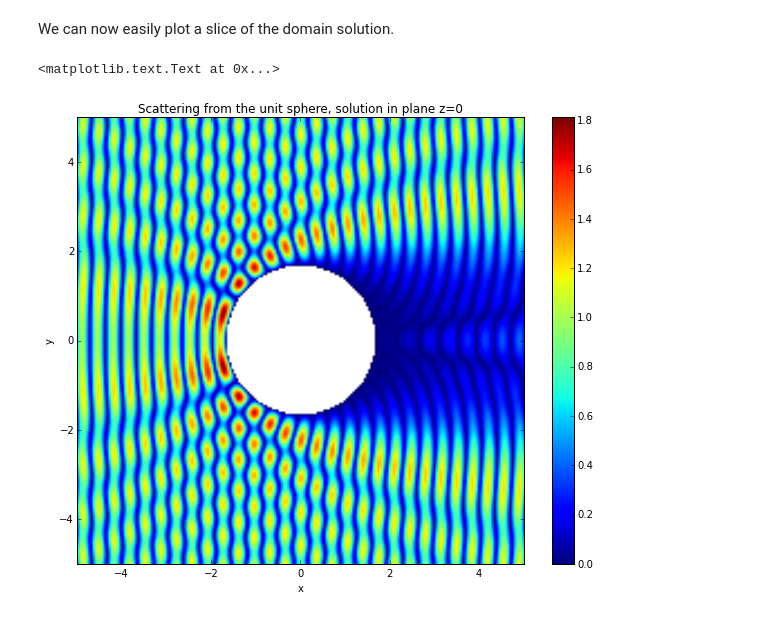
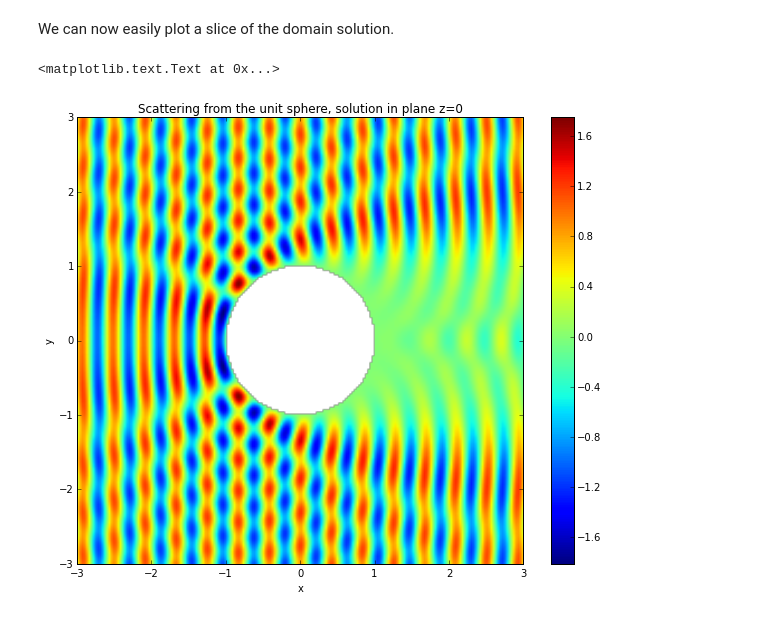
Before and after one commit to mscroggs/bempp-tutorials, a Jupyter notebook: notebooks/helmholtz_combined_exterior.ipynb, the cells around one changed output. Cells and saved outputs as stored; diff of their text form; code cells hidden in the pictures.

```diff
--- a/notebooks/helmholtz_combined_exterior.ipynb
+++ b/notebooks/helmholtz_combined_exterior.ipynb
@@ -135,15 +137,15 @@ We can now easily plot a slice of the domain solution.
 # %%
 u_evaluated=u_evaluated.reshape((Nx, Ny))
 
 %matplotlib inline
 # Plot the image
 from matplotlib import pyplot as plt
 fig = plt.figure(figsize =(10, 8))
-plt.imshow(np.abs(u_evaluated.T),extent=[-5, 5, -5, 5])
+plt.imshow(np.real(u_evaluated.T),extent=[-3, 3, -3, 3])
 plt.xlabel('x')
 plt.ylabel('y')
 plt.colorbar()
 plt.title("Scattering from the unit sphere, solution in plane z=0")
 # %% [output]
 <matplotlib.text.Text at 0x...>
-[figure, old version]
+[figure, new version]
```
Also changed, not shown: parts of 4 cells of this notebook, 4 other files.
